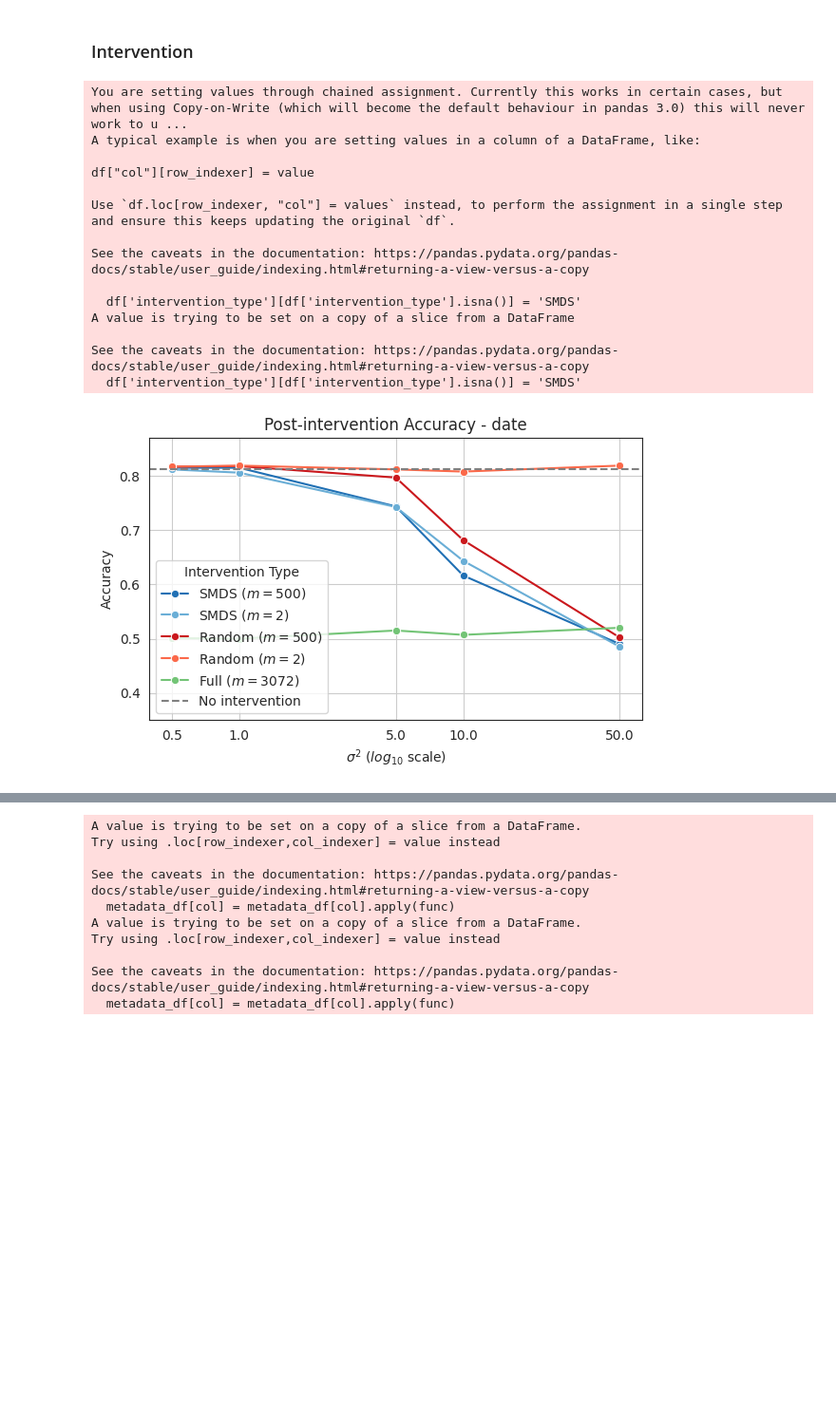
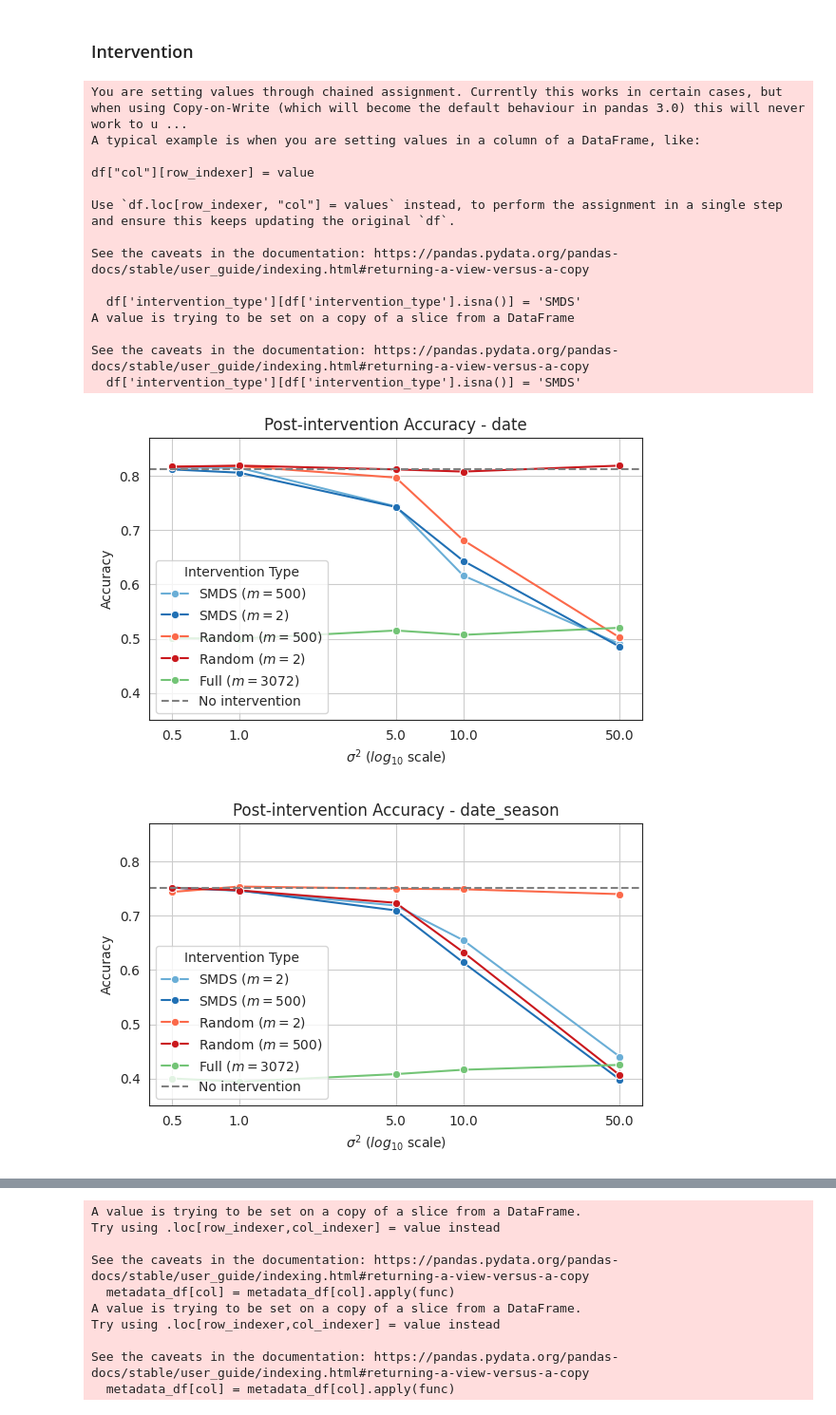
Before and after one commit to UKPLab/arxiv2025-shape-happens, a Jupyter notebook: plot_results.ipynb, the cells around one changed output, grey strips where cells are left out. Shown at 95% size. Cells and saved outputs as stored; diff of their text form; code cells hidden in the pictures; blank space fills up the shorter version.

```diff
--- a/plot_results.ipynb
+++ b/plot_results.ipynb
@@ -6,7 +6,7 @@
 import pandas as pd
 import numpy as np
 
-df = pd.read_csv('results/scores/combined_scores.csv')
+df = pd.read_csv('results/combined_scores.csv')
 
 # Filter dataset
 df = df[df['n_components'] == 3]
@@ -105,7 +105,8 @@ with pd.option_context('display.max_rows', None, 'display.max_columns', None):
     top_k = top_k[top_k['accuracy'] > 0.33] # TODO: do this again
     top1 = top_k[top_k['rank'] == 1]
     print(top1[['score', 'layer', 'accuracy']].corr(method='spearman'))
-    print(pivoted_models.to_string(index=False))
+    # print(pivoted_models.to_string(index=False))
+    print(pivoted.to_string(index=False, float_format="%.3f"))
     # print(pivoted_models_with_avg.to_latex(index=False, escape=False, float_format="%.3f", column_format='lccccccccc'))
 
 
@@ -760,7 +763,10 @@ import matplotlib.pyplot as plt
 from time_stuff.utils import ActivationDataset
 import os
 
-dir_path = 'results/intervention_replace/Llama-3.2-3B-Instruct/date_3way'
+# dir_path = 'results/intervention_replace/Llama-3.2-3B-Instruct/date_3way'
+# dir_path = 'results/intervention_replace/Llama-3.2-3B-Instruct'
+# dir_path = 'results/intervention_rand/Llama-3.2-3B-Instruct'
+dir_path = 'results/intervention_full/Llama-3.2-3B-Instruct'
 
 metadata = []
 # Loop through all files in the folder and subfolder recursively
@@ -779,6 +785,8 @@ for root, dirs, files in os.walk(dir_path):
 
 # Create a DataFrame from the metadata
 df = pd.DataFrame(metadata)
+if not os.path.exists(dir_path):
+    os.makedirs(dir_path)
 df.to_csv(f'{dir_path}/intervention_metadata.csv', index=False)
 # %%
 from matplotlib import ticker
@@ -798,9 +806,13 @@ def row2label(x):
     n_components = x['n_components'] if intervention_type != 'Full' else 3072
     return f"{intervention_type} ($m = {n_components}$)"
 
-dir_paths = ['results/intervention_full/Llama-3.2-3B-Instruct/date_3way',
-             'results/intervention_rand/Llama-3.2-3B-Instruct/date_3way',
-             'results/intervention_replace/Llama-3.2-3B-Instruct/date_3way']
+# dir_paths = ['results/intervention_full/Llama-3.2-3B-Instruct/date_3way',
+#              'results/intervention_rand/Llama-3.2-3B-Instruct/date_3way',
+#              'results/intervention_replace/Llama-3.2-3B-Instruct/date_3way']
+
+dir_paths = ['results/intervention_full/Llama-3.2-3B-Instruct',
+             'results/intervention_rand/Llama-3.2-3B-Instruct',
+             'results/intervention_replace/Llama-3.2-3B-Instruct']
 
 dfs = []
 for dir_path in dir_paths:
@@ -843,12 +855,19 @@ for task in df['dataset_name'].unique():
     group1 = sns.color_palette("Blues", 3)[1:3]      # Two similar blues
     group2 = sns.color_palette("Reds", 3)[1:3]       # Two similar reds
     distinct = [sns.color_palette("Greens", 5)[2]]   # One distinct green
-    group1.reverse()
-    group2.reverse()
+    # group1.reverse()
+    # group2.reverse()
     custom_palette = group1 + group2 + distinct
 
 
     plt.figure(figsize=(6, 4))
+    # Change group order
+    df_task['label'] = pd.Categorical(df_task['label'],
+                                        categories=['SMDS ($m = 2$)', 'SMDS ($m = 500$)',
+                                                    'Random ($m = 2$)', 'Random ($m = 500$)',
+                                                    'Full ($m = 3072$)'],
+                                        ordered=True)
+    df_task = df_task.sort_values(by='label')
     ax = sns.lineplot(
         data=df_task,
         x='noise_scale',
@@ -894,31 +913,32 @@ for task in df['dataset_name'].unique():
     # if ax.legend_ is not None:
     #     # Remove the existing legend
     #     ax.legend_.remove()
     # ax.legend(handles=handles, labels=mapped_labels, title='Subspace dimension')
 
     # Labels and layout
     ax.legend(title='Intervention Type')
     plt.title(f'Post-intervention Accuracy - {task.replace("_3way", "")}')
     plt.xlabel('$\\sigma^2$ ($log_{10}$ scale)')
     plt.ylabel('Accuracy')
     plt.ylim(0.35, 0.87)
     plt.grid(True)
     plt.tight_layout()
     plt.savefig(f'plots/intervention_accuracy_{task}.pdf', bbox_inches='tight', dpi=300)
     plt.show()
 # %% [output]
 You are setting values through chained assignment. Currently this works in certain cases, but when using Copy-on-Write (which will become the default behaviour in pandas 3.0) this will never work to u ...
 A typical example is when you are setting values in a column of a DataFrame, like:
 
 df["col"][row_indexer] = value
 
 Use `df.loc[row_indexer, "col"] = values` instead, to perform the assignment in a single step and ensure this keeps updating the original `df`.
 
 See the caveats in the documentation: https://pandas.pydata.org/pandas-docs/stable/user_guide/indexing.html#returning-a-view-versus-a-copy
 
   df['intervention_type'][df['intervention_type'].isna()] = 'SMDS'
 A value is trying to be set on a copy of a slice from a DataFrame
 
 See the caveats in the documentation: https://pandas.pydata.org/pandas-docs/stable/user_guide/indexing.html#returning-a-view-versus-a-copy
   df['intervention_type'][df['intervention_type'].isna()] = 'SMDS'
-[figure, old version]
+[figure, new version]
+[figure, added]
```
Also changed, not shown: parts of 9 cells of this notebook.
